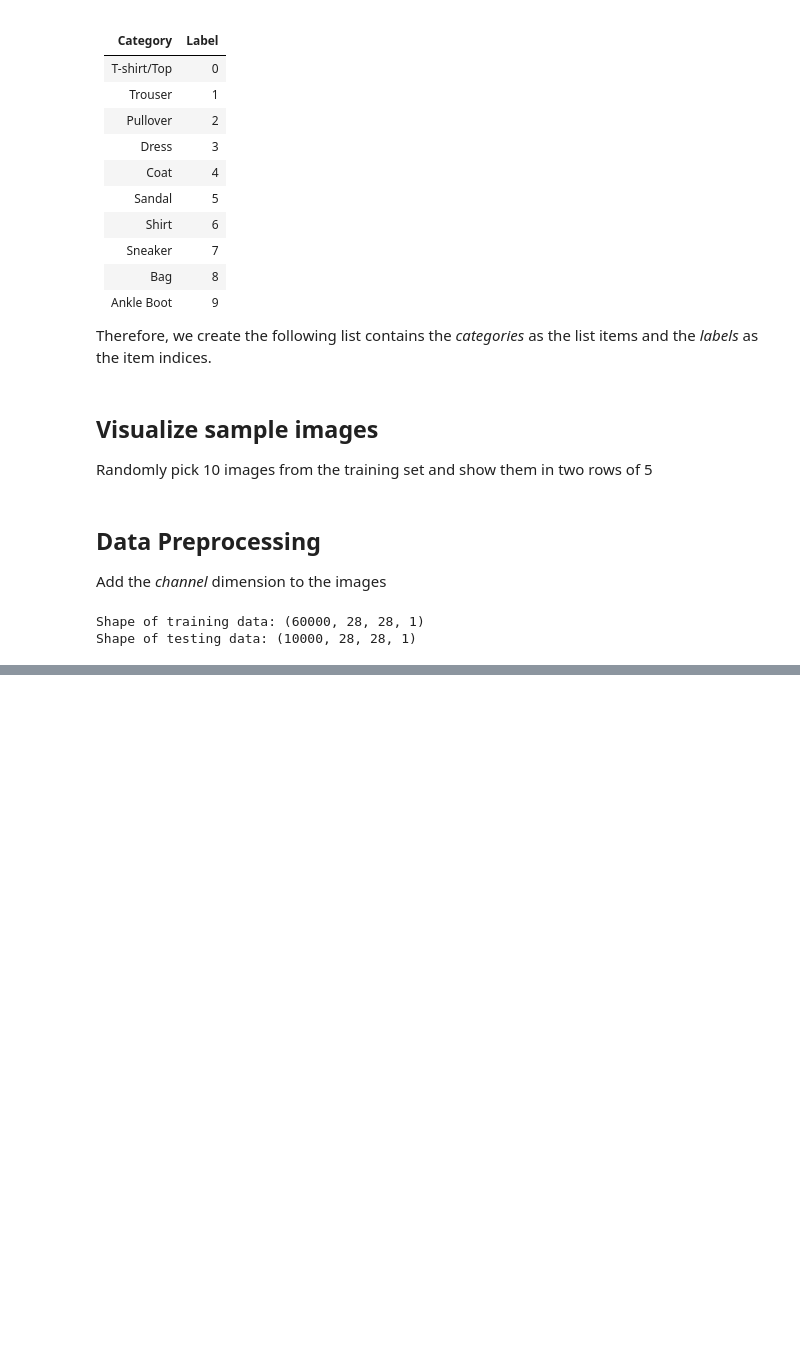
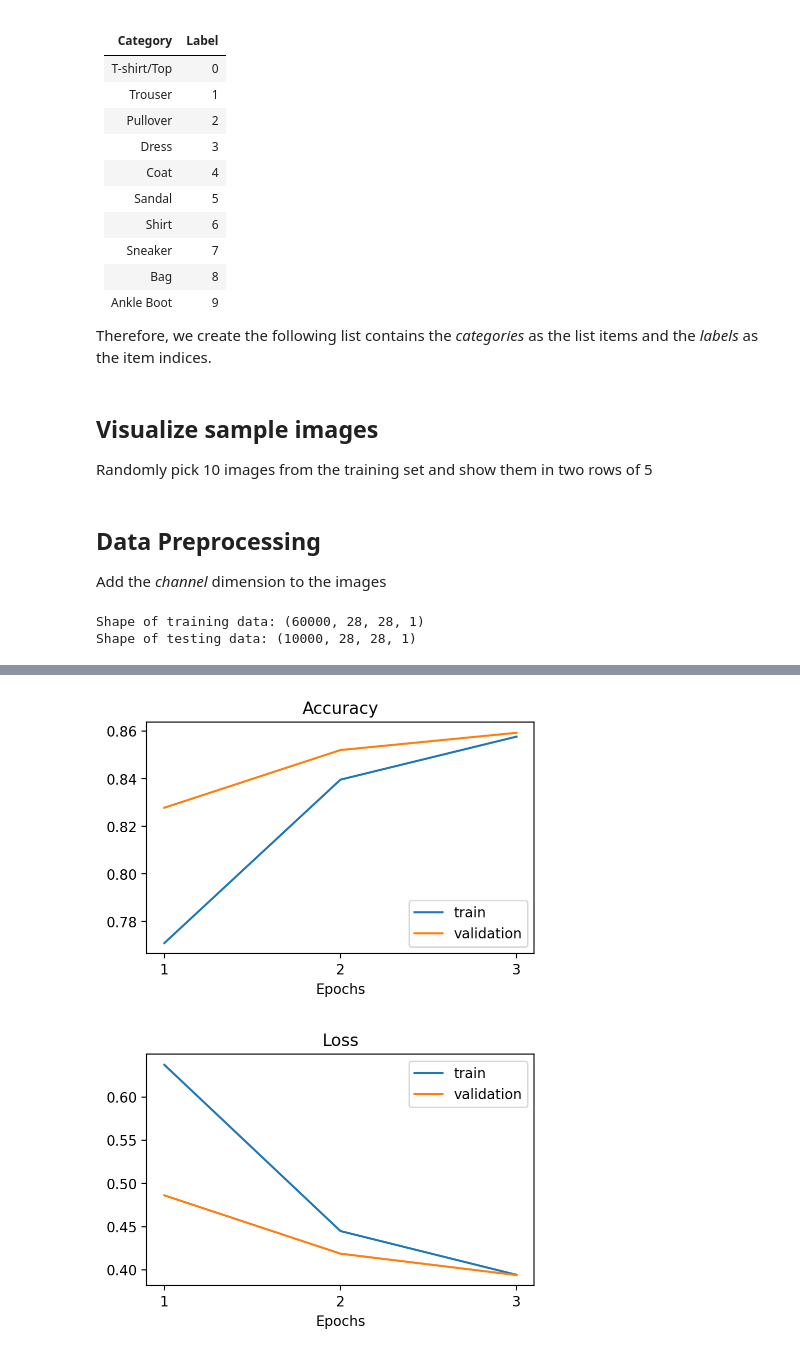
Before and after one commit to Olinzele/mini_project_1_group3, a Jupyter notebook: group3_fashionmnist_classification.ipynb, the cells around one changed output, grey strips where cells are left out. Drawn from its saved outputs; the diff is of its cells as text; code cells hidden in the pictures; blank space fills up the shorter version.

Commit message:
train model

```diff
--- a/group3_fashionmnist_classification.ipynb
+++ b/group3_fashionmnist_classification.ipynb
@@ -84,0 +130,3 @@ Shape of testing data: (10000, 28, 28, 1)
+# %%
+optimizer = keras.optimizers.Adam(learning_rate=5e-4)
+model.compile(optimizer=optimizer, loss="sparse_categorical_crossentropy", metrics=["accuracy"])
@@ -84,0 +135,6 @@ Shape of testing data: (10000, 28, 28, 1)
+# %%
+history = model.fit(X_train, y_train,
+                    validation_split=0.2,
+                    shuffle=True,
+                    epochs=3,
+                    batch_size=16)
@@ -84,0 +148,29 @@ Shape of testing data: (10000, 28, 28, 1)
+# %%
+accuracy = history.history['accuracy']
+val_accuracy = history.history['val_accuracy']
+loss = history.history['loss']
+val_loss = history.history['val_loss']
+epochs = range(1, len(accuracy)+1)
+
+# Plot Accuracy
+plt.figure(figsize=(5, 3))
+plt.plot(epochs, accuracy)
+plt.plot(epochs, val_accuracy)
+plt.xlabel('Epochs')
+plt.xticks(epochs)
+plt.title('Accuracy')
+plt.legend(['train', 'validation'])
+plt.show()
+
+# Plot Loss
+plt.figure(figsize=(5, 3))
+plt.plot(epochs, loss)
+plt.plot(epochs, val_loss)
+plt.xlabel('Epochs')
+plt.xticks(epochs)
+plt.title('Loss')
+plt.legend(['train', 'validation'])
+plt.show()
+# %% [output]
+[figure, added]
+[figure, added]
```
Also changed, not shown: parts of 6 cells of this notebook.
